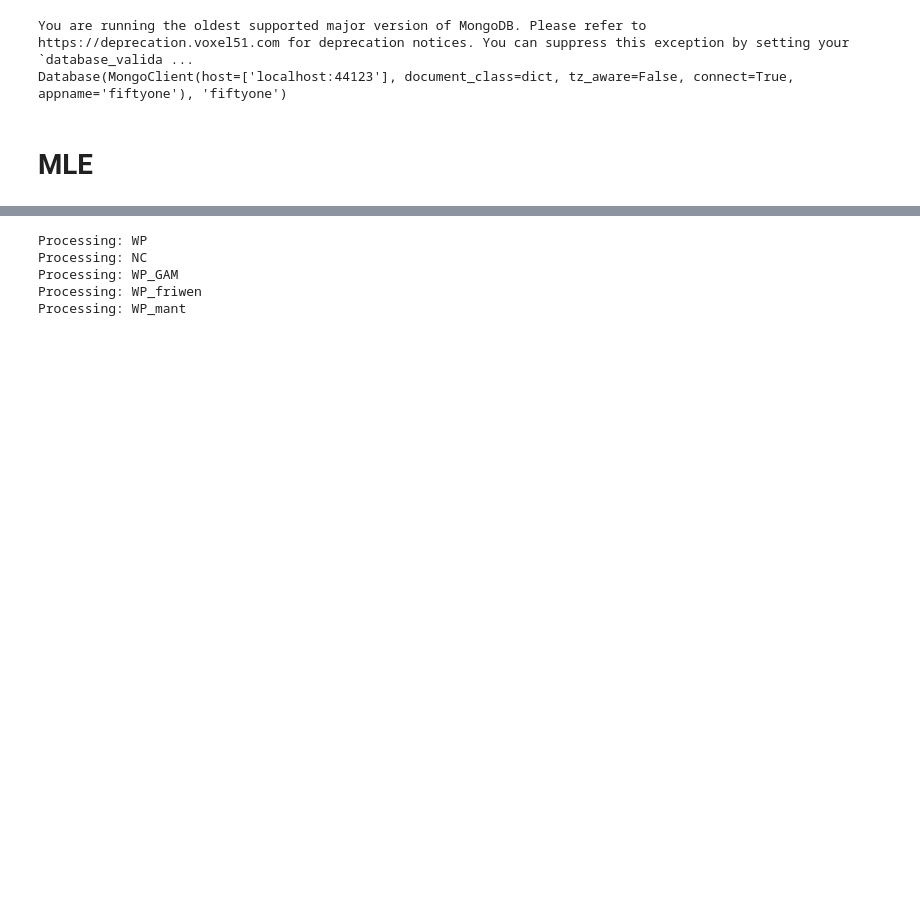
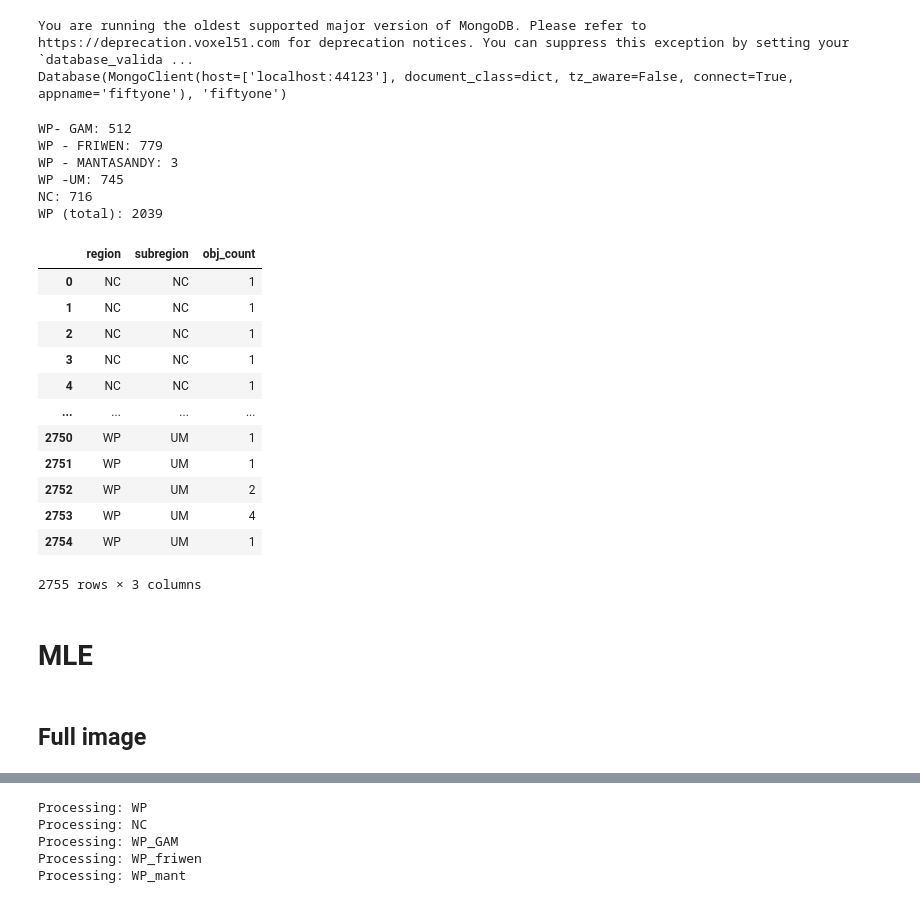
Before and after one commit to emanuel-gf/Dugongs_IRISA-MARBEC-LIRMM, a Jupyter notebook: chapter1_exploring/presentation/presen23-03.ipynb, the cells around one changed output, grey strips where cells are left out. Drawn from its saved outputs; the diff is of its cells as text; code cells hidden in the pictures; blank space fills up the shorter version.

```diff
--- a/chapter1_exploring/presentation/presen23-03.ipynb
+++ b/chapter1_exploring/presentation/presen23-03.ipynb
@@ -61,8 +66,81 @@ wp_emb = np.array(wp_emb)
 ## normalize firsrt
 nc_norm = normalize(nc_emb)
 wp_norm = normalize(wp_emb)
+# %%
+## CREATE VIEWS OF THE DATASET THAT ARE REPRESENTATIVE OF GEOGRAPHICAL LOCATIONS
+## NOTE : Mantasandy is being excluded from further analysis because
+## it only has 3 images inside the folder.
+view_GAM = wp_view.match(
+    F("subregion")=="GAM"
+)
+view_FRIWEN = wp_view.match(
+    F("subregion")=="FRIWEN"
+)
+view_MANTASANDY = wp_view.match(
+    F("subregion")=="MANTASANDY"
+)
+view_UM = wp_view.match(
+    F("subregion")=="UM"
+)
+gam_emb = view_GAM.values('full_embeddings')
+friwen_emb = view_FRIWEN.values('full_embeddings')
+um_emb = view_UM.values('full_embeddings')
+
+norm_gam_emb = normalize(gam_emb)
+norm_friwen_emb = normalize(friwen_emb)
+norm_um_emb = normalize(um_emb)
+
+print(f"WP- GAM: {len(view_GAM)}")
+print(f"WP - FRIWEN: {len(view_FRIWEN)}")
+print(f"WP - MANTASANDY: {len(view_MANTASANDY)}")
+print(f"WP -UM: {len(view_UM)}")
+print(f"NC: {len(nc_view)}")
+print(f"WP (total): {len(wp_view)}")
+
+datasets_l ={'WP': wp_norm,
+             'NC' : nc_norm,
+            'WP_GAM':norm_gam_emb,
+            'WP_friwen':norm_friwen_emb,
+            'WP_mant':norm_um_emb}
+# %% [output]
+WP- GAM: 512
+WP - FRIWEN: 779
+WP - MANTASANDY: 3
+WP -UM: 745
+NC: 716
+WP (total): 2039
+# %%
+data= []
+for sample in dataset.select_fields(["region", "subregion", "ground_truth"]):
+    data.append({
+        "region": sample.region,
+        "subregion": sample.subregion,
+        "obj_count": len(sample.ground_truth.detections) if sample.ground_truth else 0
+    })
+
+# 2. Convert to DataFrame
+df = pd.DataFrame(data)
+##df
+
+df[['subregion','obj_count']].groupby(by='subregion').sum().plot(kind='bar')
+# %% [output]
+|  | region | subregion | obj_count |
+| 0 | NC | NC | 1 |
+| 1 | NC | NC | 1 |
+| 2 | NC | NC | 1 |
+| 3 | NC | NC | 1 |
+| 4 | NC | NC | 1 |
+| ... | ... | ... | ... |
+| 2750 | WP | UM | 1 |
+| 2751 | WP | UM | 1 |
+| 2752 | WP | UM | 2 |
+| 2753 | WP | UM | 4 |
+| 2754 | WP | UM | 1 |
+2755 rows × 3 columns
 # %% [markdown]
 # MLE
+# %% [markdown]
+## Full image
 # %%
 import time
 from contextlib import contextmanager
```
Also changed, not shown: parts of 27 cells of this notebook, 1 other file.
